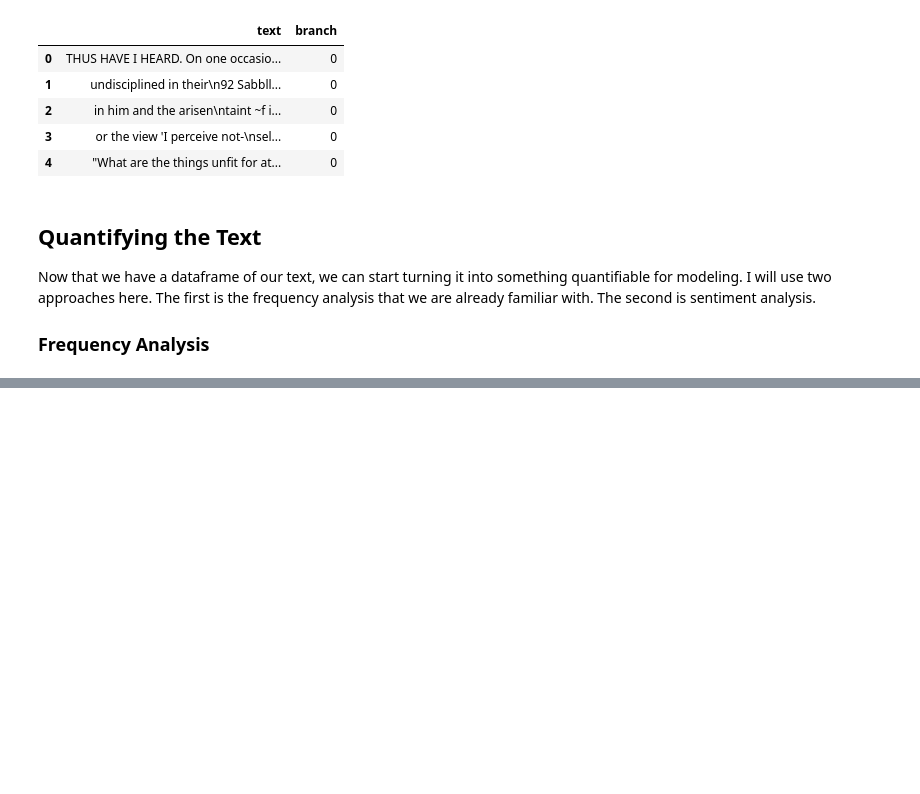
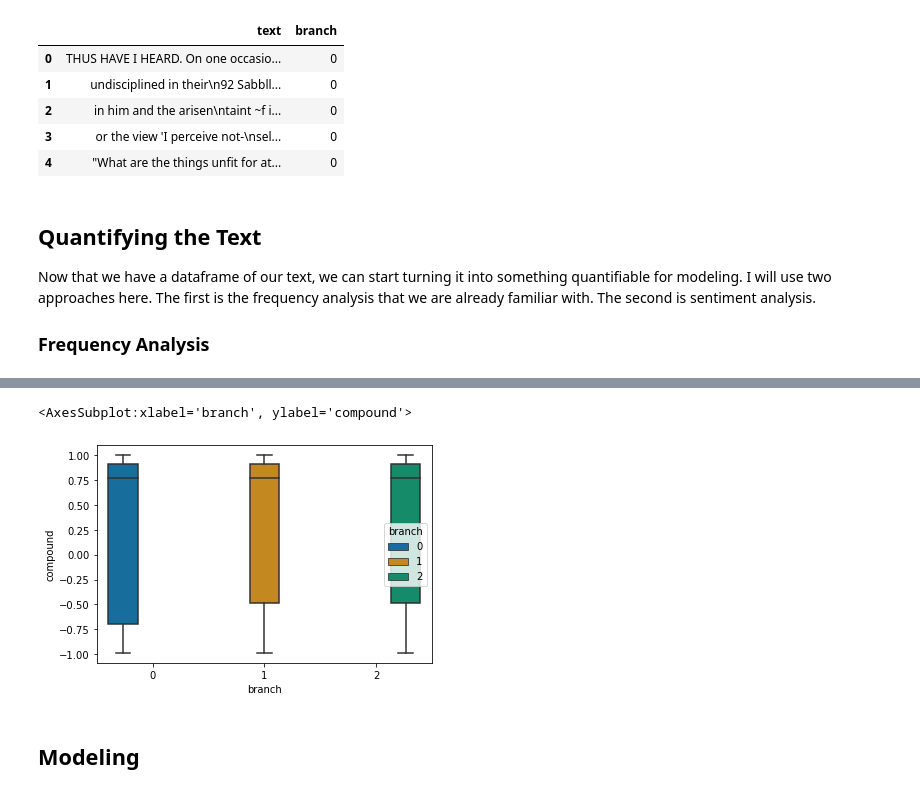
Before and after one commit to billingsmoore/unsupervised-scripture-classification, a Jupyter notebook: scripture-classification.ipynb, the cells around one changed output, grey strips where cells are left out. Drawn from its saved outputs; the diff is of its cells as text; code cells hidden in the pictures; blank space fills up the shorter version.

```diff
--- a/scripture-classification.ipynb
+++ b/scripture-classification.ipynb
@@ -100,0 +127,13 @@ def assign(messages):
+# %%
+sentiments = []
+sia = SentimentIntensityAnalyzer()
+for text in df['text']:
+    sentiment = sia.polarity_scores(text)
+    sentiments.append(sentiment)
+
+sent_df = pd.DataFrame(sentiments)
+
+df['neg'] = sent_df['neg']
+df['pos'] = sent_df['pos']
+df['neu'] = sent_df['neu']
+df['compound'] = sent_df['compound']
@@ -100,0 +155,13 @@ def assign(messages):
+# %%
+sns.boxplot(
+    data=df,
+    x='branch',
+    y='compound',
+    hue='branch',
+    palette='colorblind',
+)
+# %% [output]
+<AxesSubplot:xlabel='branch', ylabel='compound'>
+[figure, added]
+# %% [markdown]
+## Modeling
```
Also changed, not shown: parts of 15 cells of this notebook.
